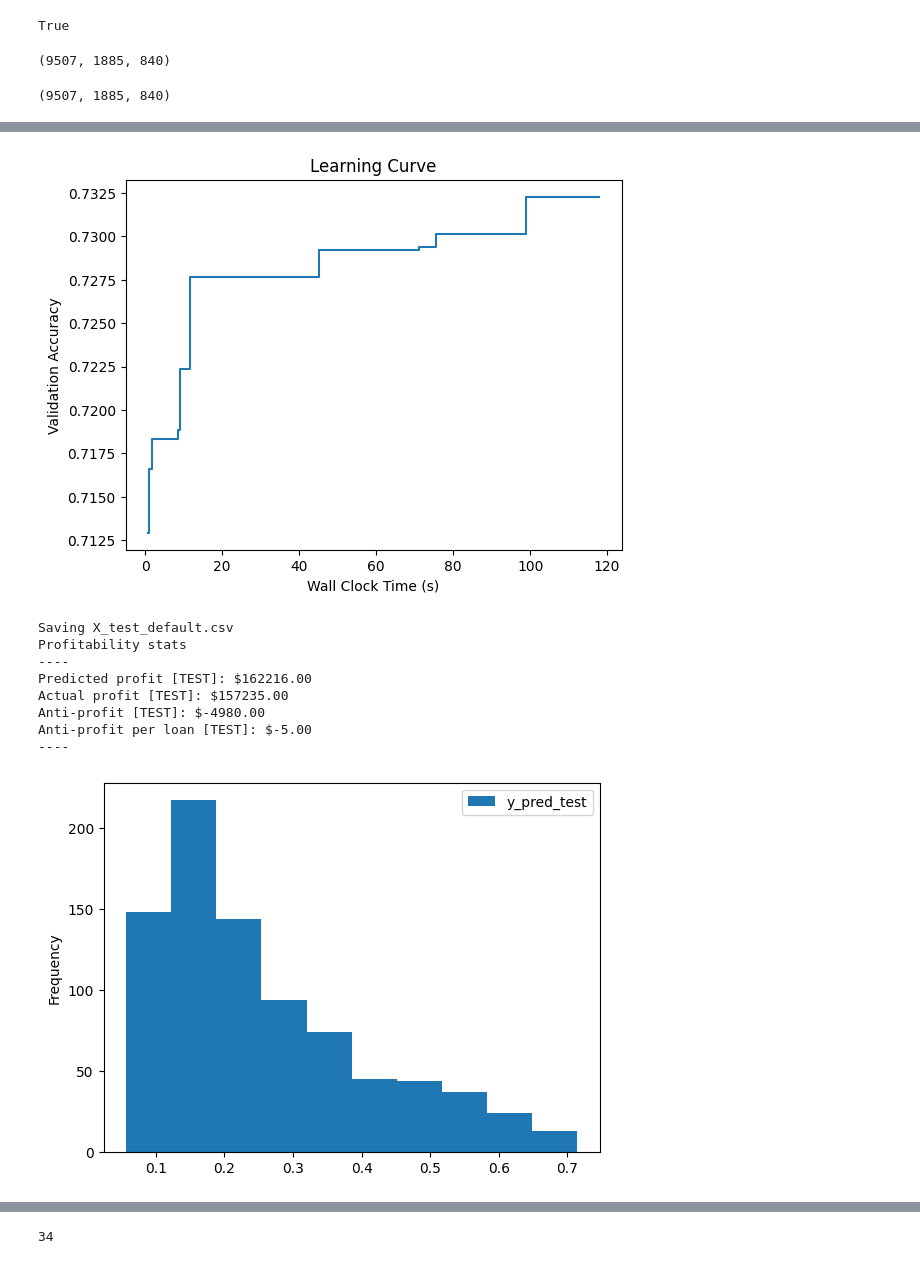
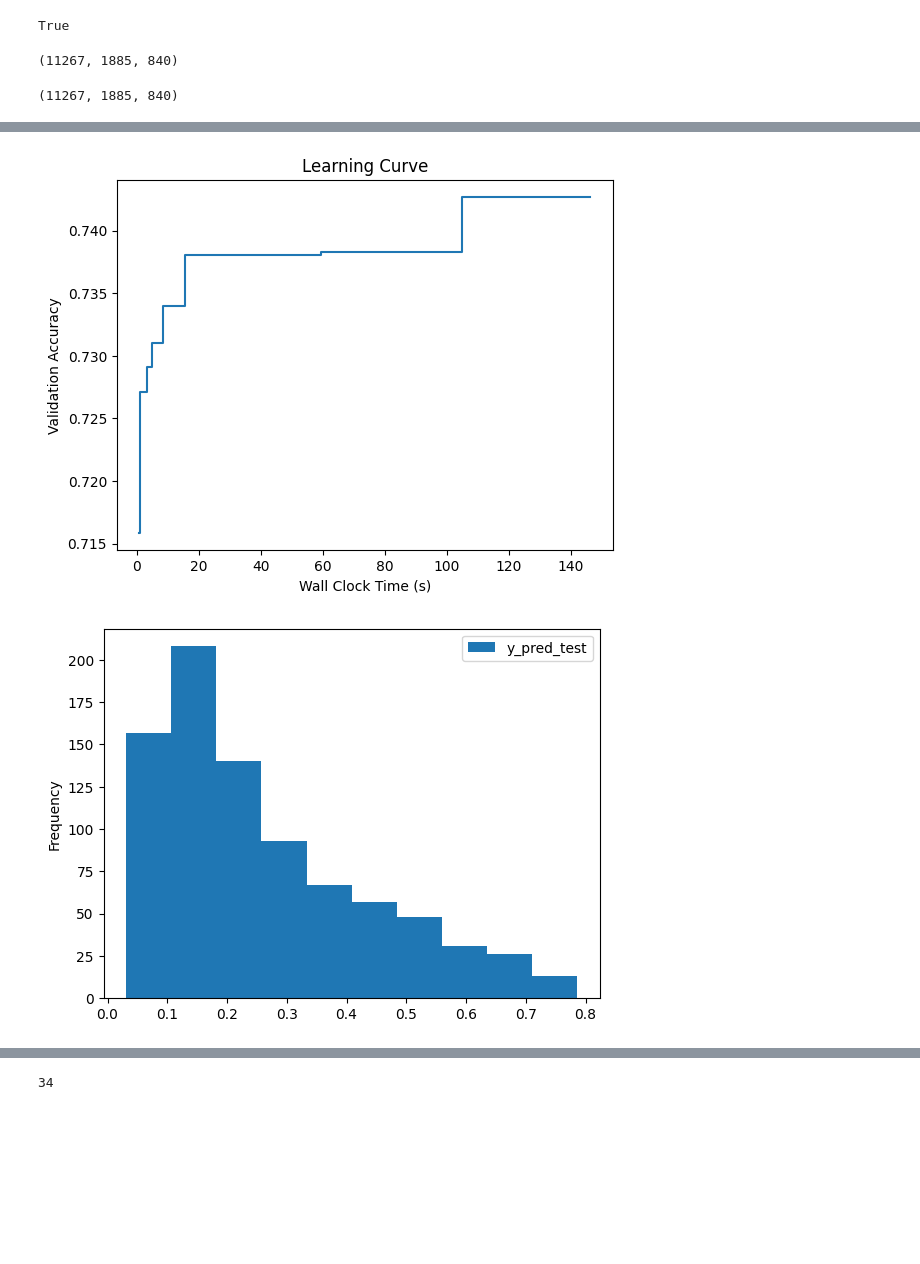
Before and after one commit to klahrich/westgate, a Jupyter notebook: default_model/default_model.ipynb, the cells around one changed output, grey strips where cells are left out. Drawn from its saved outputs; the diff is of its cells as text; code cells hidden in the pictures; blank space fills up the shorter version.

```diff
--- a/default_model/default_model.ipynb
+++ b/default_model/default_model.ipynb
@@ -29,8 +29,10 @@ data_2022_df = pd.read_csv(basefolder + 'loan_outcomes_2022.csv', encoding='lati
 jan2023_df = pd.read_csv(basefolder + 'loan_outcomes_jan2023.csv', encoding='latin')
 feb2023_df = pd.read_csv(basefolder + 'loan_outcomes_feb2023.csv', encoding='latin')
 mar2023_df = pd.read_csv(basefolder + 'loan_outcomes_mar2023.csv', encoding='latin')
+apr2023_df = pd.read_csv(basefolder + 'loan_outcomes_apr2023.csv', encoding='latin')
+may2023_df = pd.read_csv(basefolder + 'loan_outcomes_may2023.csv', encoding='latin')
 # %%
-accepted_df = pd.concat([data_2022_df, jan2023_df, feb2023_df, mar2023_df])
+accepted_df = pd.concat([data_2022_df, jan2023_df, feb2023_df, mar2023_df, apr2023_df, may2023_df])
 # %%
 len(accepted_df)
 # %% [output]
@@ -55,7 +57,9 @@ accepted_df['weight'] = np.select(
         accepted_df['request_yyyymm'] == '2022-12',
         accepted_df['request_yyyymm'] == '2023-01',
         accepted_df['request_yyyymm'] == '2023-02',
-        accepted_df['request_yyyymm'] == '2023-03'
+        accepted_df['request_yyyymm'] == '2023-03',
+        accepted_df['request_yyyymm'] == '2023-04',
+        accepted_df['request_yyyymm'] == '2023-05'
     ],
     [
         1/12,
@@ -72,6 +76,8 @@ accepted_df['weight'] = np.select(
         1,
         1,
         1,
+        1,
+        1,
         1
     ],
     default=1
@@ -144,11 +150,11 @@ weight_test = extra['test_weight']
 # %%
 len(weight_train), len(weight_val), len(weight_test)
 # %% [output]
-(9507, 1885, 840)
+(11267, 1885, 840)
 # %%
 len(X_train), len(X_val), len(X_test)
 # %% [output]
-(9507, 1885, 840)
+(11267, 1885, 840)
 # %%
 def p90_accuracy_metric(X_val, y_val, estimator, labels,
                 X_train, y_train, weight_val=None, weight_train=None,
@@ -175,7 +181,7 @@ config = {
 
 y_pred_proba, y_pred, extra = default_model_trainer.fit(
         X_train, X_test, y_train, y_test, extra,
-        time_budget=120,
+        time_budget=150,
         automl_config=config,
         show_plots=True,
         percentile=90
@@ -185,10 +191,2 @@ y_pred_proba, y_pred, extra = default_model_trainer.fit(
-[figure, old version]
+[figure, new version]
-Saving X_test_default.csv
-Profitability stats
-----
-Predicted profit [TEST]: $162216.00
-Actual profit [TEST]: $157235.00
-Anti-profit [TEST]: $-4980.00
-Anti-profit per loan [TEST]: $-5.00
-----
-[figure, old version]
+[figure, new version]
```
Also changed, not shown: parts of 7 cells of this notebook, 26 other files.
